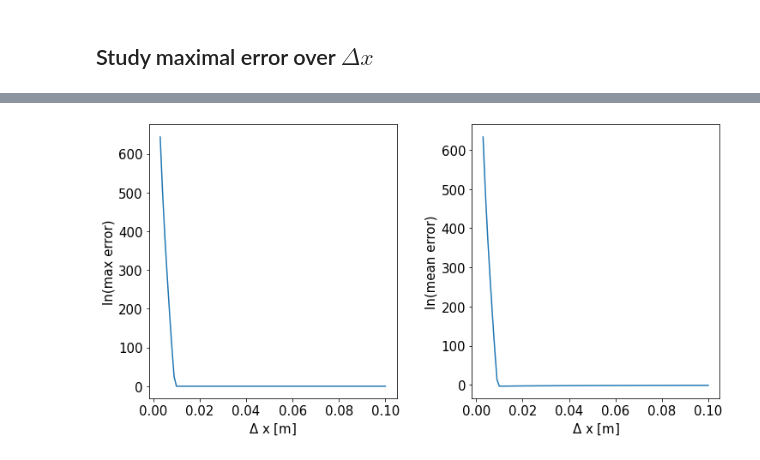
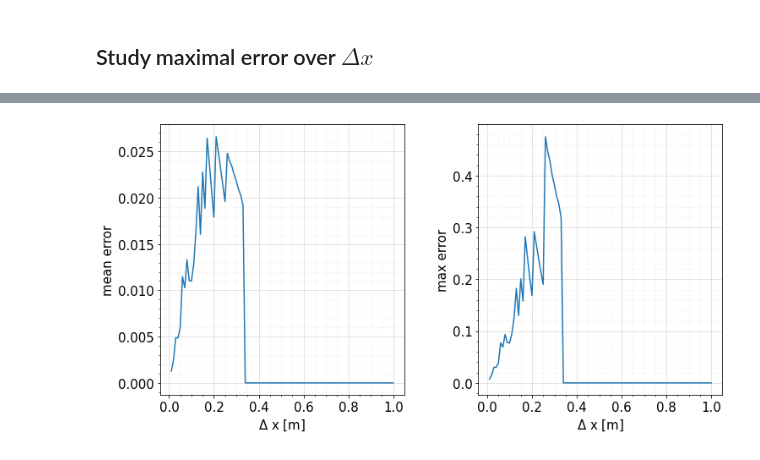
Before and after one commit to am-kaiser/CompSci-Project-2, a Jupyter notebook: PDE_Solver/examples/heat_equation.ipynb, the cells around one changed output, grey strips where cells are left out. Cells and saved outputs as stored; diff of their text form; code cells hidden in the pictures.

```diff
--- a/PDE_Solver/examples/heat_equation.ipynb
+++ b/PDE_Solver/examples/heat_equation.ipynb
@@ -33,10 +54,12 @@ def apply_euler_algorithm(parameters):
 # %%
 # Set dx to 1 cm
-params.dx = 1/100
+params_0_01 = parameters.Parameters()
+params_0_01.dx = 1/100
 
 # EULER SOLUTION
-x_1_dx, t_1_dx, u_euler_1_dx = apply_euler_algorithm(params)
+params_0_01, x_0_01_dx, t_0_01_dx, u_euler_0_01_dx = apply_euler_algorithm(params_0_01)
 
 # ANALYTIC SOLUTION
-u_explicit_1_dx = explicit_euler.initialize_output(params)
-u_explicit_1_dx = explicit_euler.explicit_solution(u_explicit_1_dx, x_1_dx, t_1_dx, params)
+_, _, u_analytic_0_01_dx = calculate_analytic_solution(params_0_01)
+
+print(params_0_01)
@@ -43,10 +68,12 @@ u_explicit_1_dx = explicit_euler.explicit_solution(u_explicit_1_dx, x_1_dx, t_1_
 # %%
 # Set dx to 10 cm
-params.dx = 1/10
+params_0_1 = parameters.Parameters()
+params_0_1.dx = 1/10
 
 # EULER SOLUTION
-x_10_dx, t_10_dx, u_euler_10_dx = apply_euler_algorithm(params)
+params, x_0_1_dx, t_0_1_dx, u_euler_0_1_dx = apply_euler_algorithm(params_0_1)
 
 # ANALYTIC SOLUTION
-u_explicit_10_dx = explicit_euler.initialize_output(params)
-u_explicit_10_dx = explicit_euler.explicit_solution(u_explicit_10_dx, x_10_dx, t_10_dx, params)
+_, _, u_analytic_0_1_dx = calculate_analytic_solution(params_0_1)
+
+print(params_0_1)
@@ -206,17 +301,30 @@ mean_error = mean_error.flatten()
 # %%
 %matplotlib inline
 plt.rc('font', **{'size':'15'})
 fig, axs = plt.subplots(1, 2, figsize=(10,5))
 fig.tight_layout(pad=0.4, w_pad=3, h_pad=3.0)
 
-axs[0].plot(delta_x, np.log(max_error))
+"""axs[0].plot(delta_x[1:], median_error)
 axs[0].set_xlabel(r'$\Delta$ x [m]')
-axs[0].set_ylabel('ln(max error)')
+axs[0].set_ylabel('median error')
+axs[0].grid(which='major', color='#DDDDDD', linewidth=0.8)
+axs[0].grid(which='minor', color='#DDDDDD', linestyle=':', linewidth=0.5)
+axs[0].minorticks_on()"""
 
-axs[1].plot(delta_x, np.log(mean_error))
+axs[0].plot(delta_x[1:], mean_error)
+axs[0].set_xlabel(r'$\Delta$ x [m]')
+axs[0].set_ylabel('mean error')
+axs[0].grid(which='major', color='#DDDDDD', linewidth=0.8)
+axs[0].grid(which='minor', color='#DDDDDD', linestyle=':', linewidth=0.5)
+axs[0].minorticks_on()
+
+axs[1].plot(delta_x[1:], max_error)
 axs[1].set_xlabel(r'$\Delta$ x [m]')
-axs[1].set_ylabel('ln(mean error)')
+axs[1].set_ylabel('max error')
+axs[1].grid(which='major', color='#DDDDDD', linewidth=0.8)
+axs[1].grid(which='minor', color='#DDDDDD', linestyle=':', linewidth=0.5)
+axs[1].minorticks_on()
 
-plt.savefig('images\max_mean_error_over_delta_x.png')
+fig.savefig('images\mean_median_error_over_delta_x.png', bbox_inches='tight')
 # %% [output]
-[figure, old version]
+[figure, new version]
```
Also changed, not shown: parts of 24 cells of this notebook, 17 other files.
